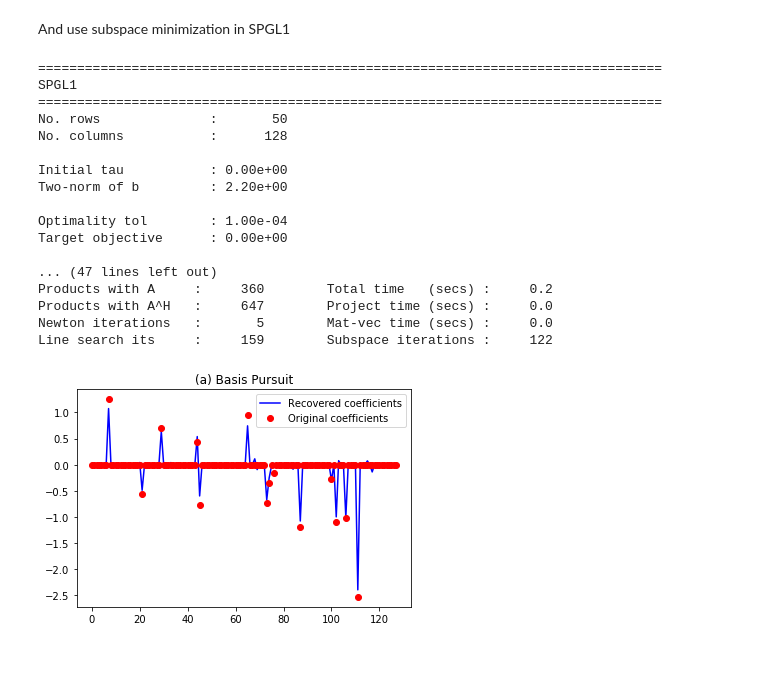
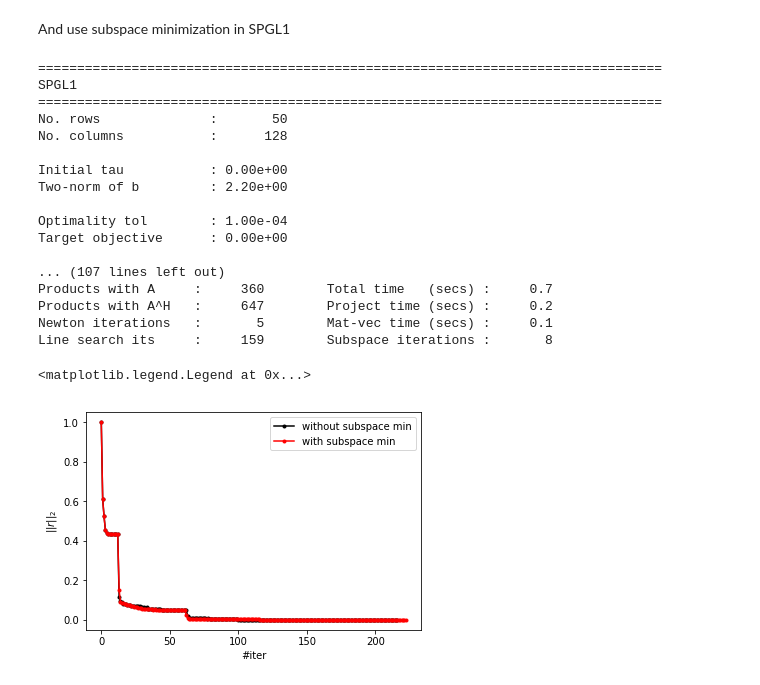
Before and after one commit to drrelyea/spgl1, a Jupyter notebook: examples/Official_demo.ipynb, the cells around one changed output. Saved outputs shown, nothing was run; the diff lists cells and outputs as text; code cells hidden in the pictures; blank space fills up the shorter version.

```diff
--- a/examples/Official_demo.ipynb
+++ b/examples/Official_demo.ipynb
@@ -117,7 +117,7 @@ $$min. ||x||_1 \quad subject \quad to \quad ||Ax - b||_2 <= 0.1$$
 # %%
 b = A.dot(x0) + np.random.randn(m) * 0.075
 sigma = 0.10  #     % Desired ||Ax - b||_2
-x,resid,grad,info = spg_bpdn(A, b, sigma, iterations=10, verbosity=2)
+x,resid,grad,info = spg_bpdn(A, b, sigma, iter_lim=10, verbosity=2)
 
 plt.figure()
 plt.plot(x,'b')
@@ -217,7 +217,7 @@ tau[0] = 1e-10
 phi = np.zeros(tau.size)
 
 for i in range(tau.size):
-    x,r,grad,info = spgl1(A,b,tau[i],0,x, iterations=1000)
+    x,r,grad,info = spgl1(A,b,tau[i],0,x, iter_lim=1000)
     phi[i] = np.linalg.norm(r)
 
 plt.figure()
@@ -393,41 +393,46 @@ And use subspace minimization in SPGL1
 # Create random m-by-n encoding matrix and sparse vector
 np.random.seed(0)
 
 m = 50
 n = 128
 k = 14
 [A, Rtmp] = np.linalg.qr(np.random.randn(n,m),'reduced')
 A = A.T
 p = np.random.permutation(n)
 p = p[0:k]
 x0 = np.zeros(n)
 x0[p] = np.random.randn(k)
 
 # Basis pursuit with subspace minimization
 b = A.dot(x0) # signal
-x,resid,grad,info = spg_bp(A, b, subspaceMin=True, verbosity=2)
+x,resid,grad,info = spg_bp(A, b, subspace_min=False, verbosity=2)
+x,resid,grad,info_sub = spg_bp(A, b, subspace_min=True, verbosity=2)
 
 plt.figure()
-plt.plot(x,'b')
-plt.plot(x0,'ro')
-plt.legend(('Recovered coefficients', 'Original coefficients'))
-plt.title('(a) Basis Pursuit');
+plt.plot(np.arange(info['niters']), info['rnorm2']/max(info['rnorm2']), '.-k',
+         label='without subspace min')
+plt.plot(np.arange(info_sub['niters']), info_sub['rnorm2']/max(info_sub['rnorm2']), '.-r',
+         label='with subspace min')
+plt.xlabel(r'#iter')
+plt.ylabel(r'$||r||_2$')
+plt.legend()
 # %% [output]
 ================================================================================
 SPGL1
 ================================================================================
 No. rows              :       50
 No. columns           :      128
 
 Initial tau           : 0.00e+00
 Two-norm of b         : 2.20e+00
 
 Optimality tol        : 1.00e-04
 Target objective      : 0.00e+00
 
-... (47 lines left out)
-Products with A     :     360        Total time   (secs) :     0.2
-Products with A^H   :     647        Project time (secs) :     0.0
-Newton iterations   :       5        Mat-vec time (secs) :     0.0
-Line search its     :     159        Subspace iterations :     122
+... (107 lines left out)
+Products with A     :     360        Total time   (secs) :     0.7
+Products with A^H   :     647        Project time (secs) :     0.2
+Newton iterations   :       5        Mat-vec time (secs) :     0.1
+Line search its     :     159        Subspace iterations :       8
+<matplotlib.legend.Legend at 0x...>
-[figure, old version]
+[figure, new version]
```
Also changed, not shown: parts of 7 cells of this notebook, 4 other files.
